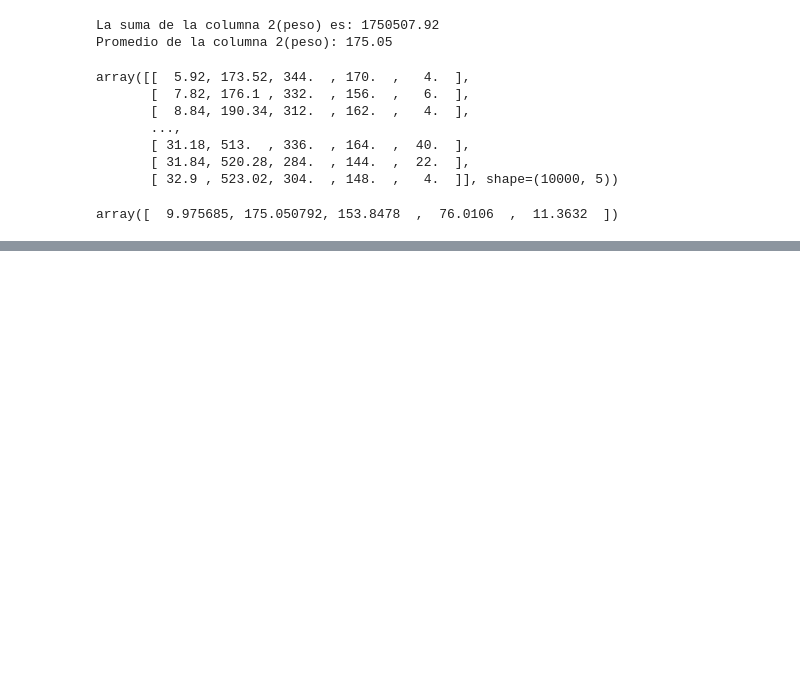
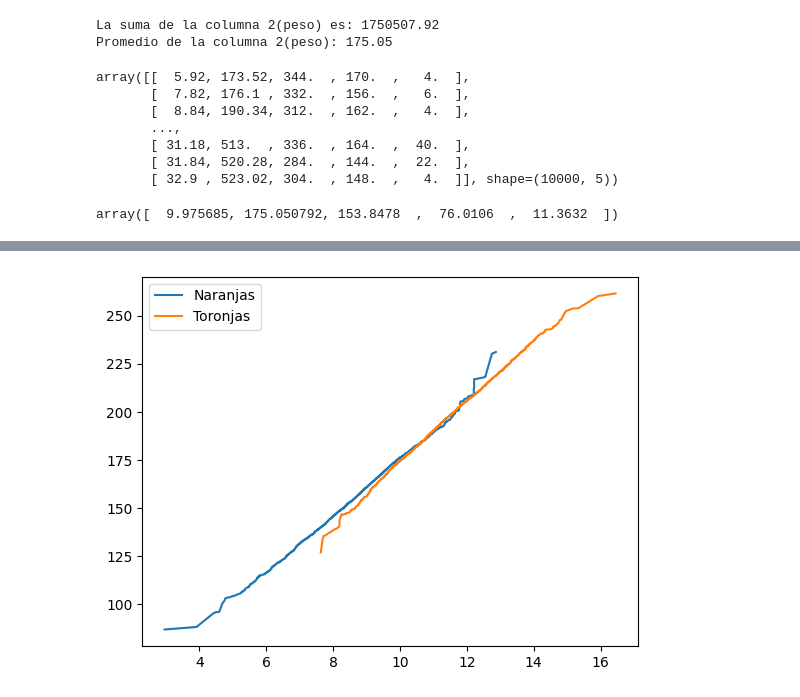
Before and after one commit to LejImkoaj/numpy-analisis-con-python, a Jupyter notebook: ejercicio-numpy.ipynb, the cells around one changed output, grey strips where cells are left out. Drawn from its saved outputs; the diff is of its cells as text; code cells hidden in the pictures; blank space fills up the shorter version.

```diff
--- a/ejercicio-numpy.ipynb
+++ b/ejercicio-numpy.ipynb
@@ -58,0 +89,3 @@ array([  9.975685, 175.050792, 153.8478  ,  76.0106  ,  11.3632  ])
+# %%
+toronjas = datos[5000:, :2]
+toronjas
@@ -58,0 +100,9 @@ array([  9.975685, 175.050792, 153.8478  ,  76.0106  ,  11.3632  ])
+# %%
+diametro_toronjas = toronjas[:, 0]
+peso_toronjas = toronjas[:, 1]
+# %%
+plt.plot(diamentro_naranjas, peso_naranjas)
+plt.plot(diametro_toronjas, peso_toronjas)
+plt.legend(['Naranjas', 'Toronjas']);
+# %% [output]
+[figure, added]
```
Also changed, not shown: parts of 10 cells of this notebook, 1 other file.
